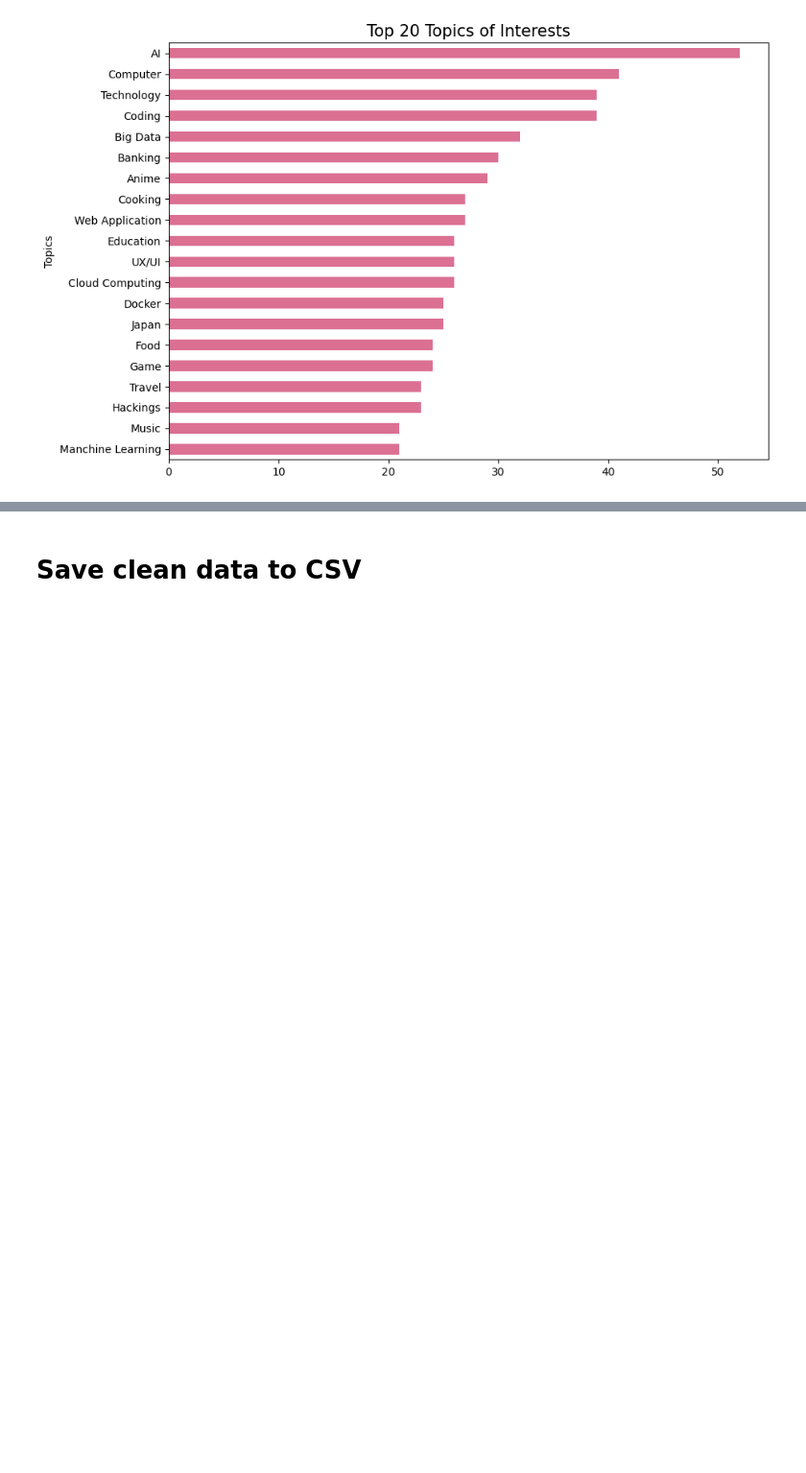
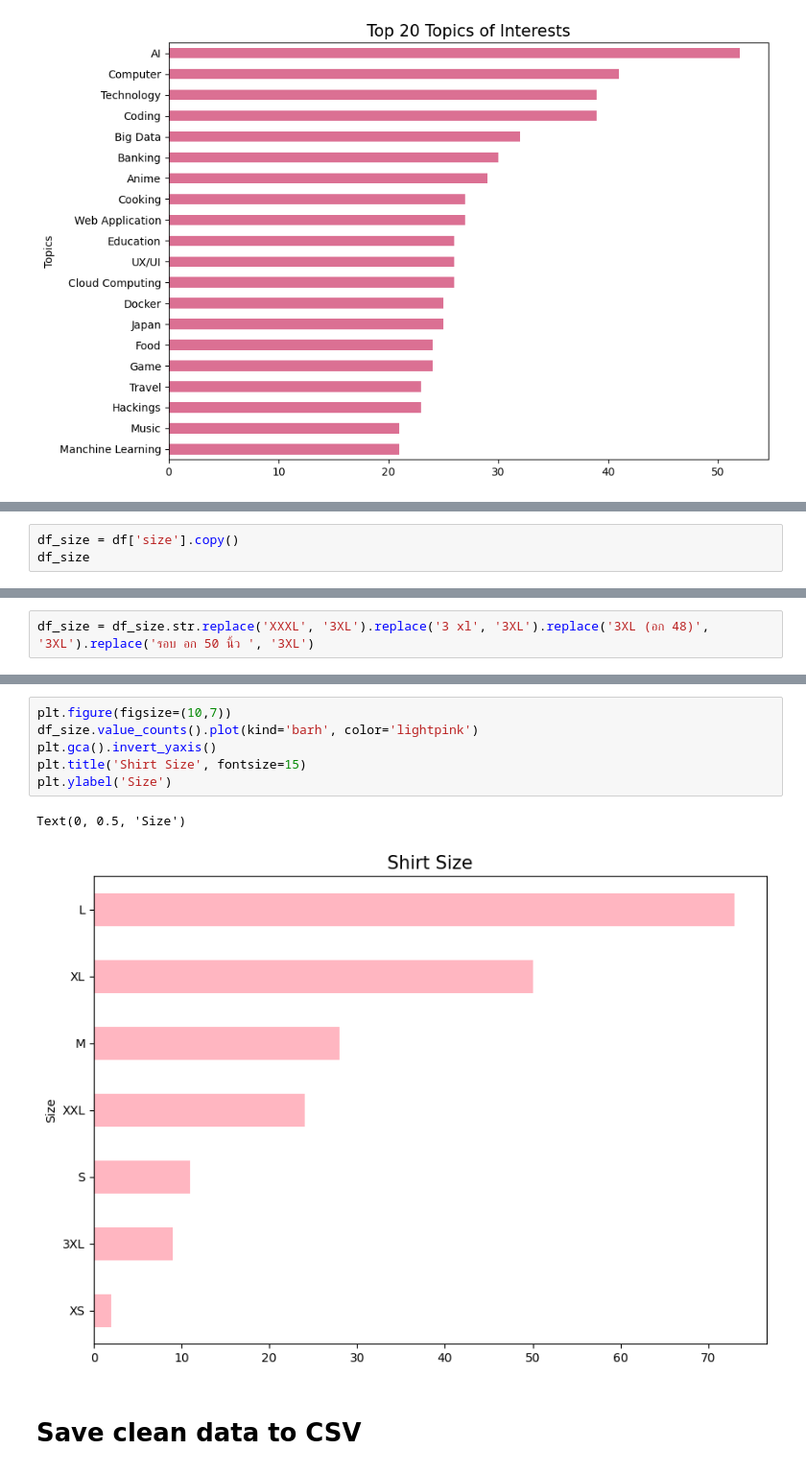
Before and after one commit to Kopzzz/BCBK2023-Participant-Insights, a Jupyter notebook: code/1_Cleaning&EDA.ipynb, the cells around one changed output, grey strips where cells are left out. Shown at 96% size. Saved outputs shown, nothing was run; the diff lists cells and outputs as text; blank space fills up the shorter version.

Commit message:
org career size

```diff
--- a/code/1_Cleaning&EDA.ipynb
+++ b/code/1_Cleaning&EDA.ipynb
@@ -108,0 +273,3 @@ Text(0, 0.5, 'Topics')
+# %%
+df_size = df['size'].copy()
+df_size
@@ -108,0 +289,2 @@ Text(0, 0.5, 'Topics')
+# %%
+df_size = df_size.str.replace('XXXL', '3XL').replace('3 xl', '3XL').replace('3XL (อก 48)', '3XL').replace('รอบ อก 50 นิ้ว ', '3XL')
@@ -109,3 +302,12 @@ Text(0, 0.5, 'Topics')
+# %%
+plt.figure(figsize=(10,7))
+df_size.value_counts().plot(kind='barh', color='lightpink')
+plt.gca().invert_yaxis()
+plt.title('Shirt Size', fontsize=15)
+plt.ylabel('Size')
+# %% [output]
+Text(0, 0.5, 'Size')
+[figure, added]
 # %% [markdown]
 # Save clean data to CSV
 # %%
```
Also changed, not shown: parts of 15 cells of this notebook, 1 other file.
